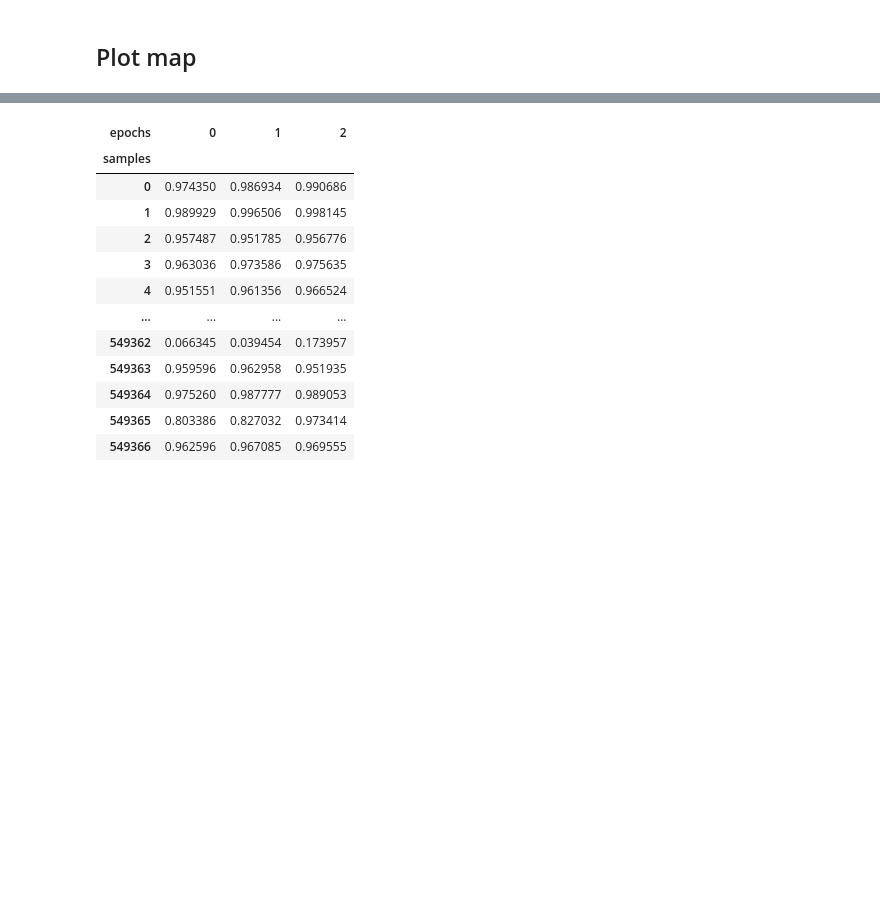
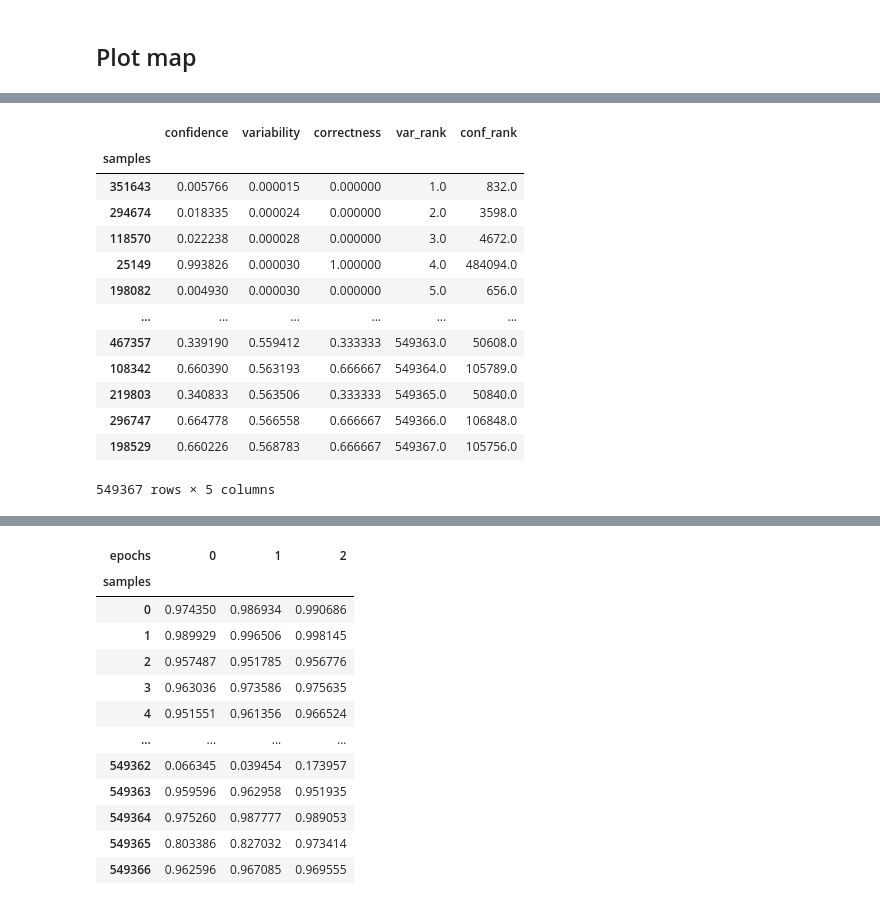
Before and after one commit to Serebryanskiy/nli, a Jupyter notebook: snli.ipynb, the cells around one changed output, grey strips where cells are left out. Drawn from its saved outputs; the diff is of its cells as text; code cells hidden in the pictures; blank space fills up the shorter version.

```diff
--- a/snli.ipynb
+++ b/snli.ipynb
@@ -293,0 +561,17 @@ probs_df.to_parquet('./cartography/' + 'probs_df.parquet')
+# %%
+amb.sort_values('variability')
+# %% [output]
+|  | confidence | variability | correctness | var_rank | conf_rank |
+| samples |  |  |  |  |  |
+| 351643 | 0.005766 | 0.000015 | 0.000000 | 1.0 | 832.0 |
+| 294674 | 0.018335 | 0.000024 | 0.000000 | 2.0 | 3598.0 |
+| 118570 | 0.022238 | 0.000028 | 0.000000 | 3.0 | 4672.0 |
+| 25149 | 0.993826 | 0.000030 | 1.000000 | 4.0 | 484094.0 |
+| 198082 | 0.004930 | 0.000030 | 0.000000 | 5.0 | 656.0 |
+| ... | ... | ... | ... | ... | ... |
+| 467357 | 0.339190 | 0.559412 | 0.333333 | 549363.0 | 50608.0 |
+| 108342 | 0.660390 | 0.563193 | 0.666667 | 549364.0 | 105789.0 |
+| 219803 | 0.340833 | 0.563506 | 0.333333 | 549365.0 | 50840.0 |
+| 296747 | 0.664778 | 0.566558 | 0.666667 | 549366.0 | 106848.0 |
+| 198529 | 0.660226 | 0.568783 | 0.666667 | 549367.0 | 105756.0 |
+549367 rows × 5 columns
```
Also changed, not shown: parts of 31 cells of this notebook.
